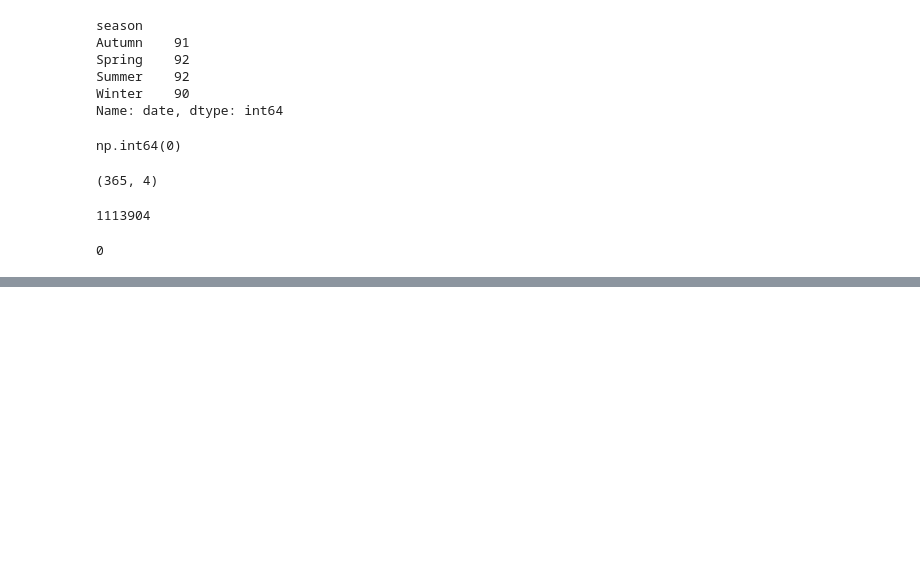
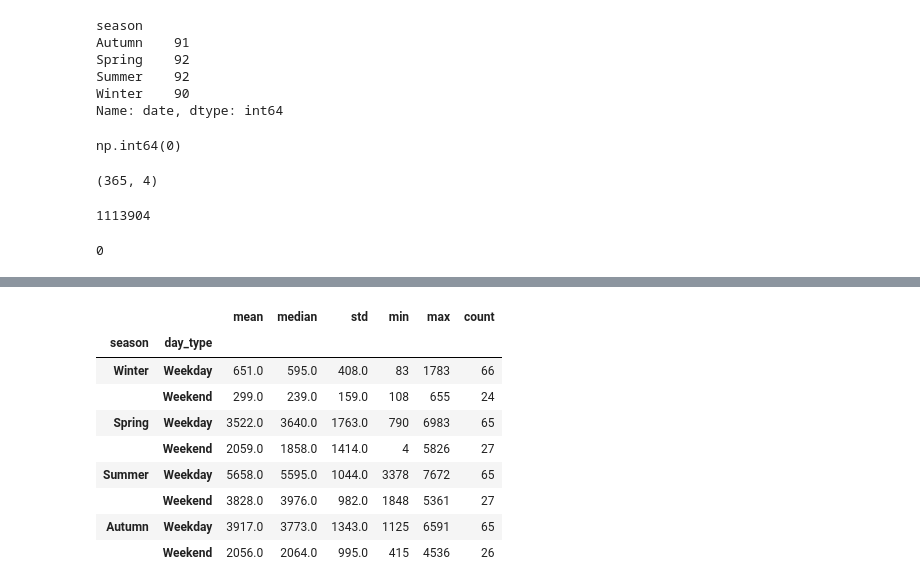
Before and after one commit to SeherYldz/StatisticsProject, a Jupyter notebook: assignment.ipynb, the cells around one changed output, grey strips where cells are left out. Cells and saved outputs as stored; diff of their text form; code cells hidden in the pictures; blank space fills up the shorter version.

```diff
--- a/assignment.ipynb
+++ b/assignment.ipynb
@@ -191,0 +207,21 @@ Text(0.5, 1.0, 'Daily Ride Count')
+# %%
+ # Group by season and day type, and calculate the average ride count
+#i will use pandas groupby which is method for the dataframe to group the data by one or
+# more columns and perform aggregate functions on the grouped data. In this case, I will group
+# the daily DataFrame by season and day type, and then calculate the mean of the ride count for each group.
+# The result will be a new DataFrame that shows the average ride count for each combination of season and day type.
+my_group = daily.groupby(["season", "day_type"])["ride_count"].agg(["mean","median", "std", "min", "max","count"])
+my_group = my_group.reindex(order, level="season")
+my_group = my_group.round(0) # Round the values to 0 decimal places
+my_group
+# %% [output]
+|  |  | mean | median | std | min | max | count |
+| season | day_type |  |  |  |  |  |  |
+| Winter | Weekday | 651.0 | 595.0 | 408.0 | 83 | 1783 | 66 |
+|  | Weekend | 299.0 | 239.0 | 159.0 | 108 | 655 | 24 |
+| Spring | Weekday | 3522.0 | 3640.0 | 1763.0 | 790 | 6983 | 65 |
+|  | Weekend | 2059.0 | 1858.0 | 1414.0 | 4 | 5826 | 27 |
+| Summer | Weekday | 5658.0 | 5595.0 | 1044.0 | 3378 | 7672 | 65 |
+|  | Weekend | 3828.0 | 3976.0 | 982.0 | 1848 | 5361 | 27 |
+| Autumn | Weekday | 3917.0 | 3773.0 | 1343.0 | 1125 | 6591 | 65 |
+|  | Weekend | 2056.0 | 2064.0 | 995.0 | 415 | 4536 | 26 |
```
Also changed, not shown: parts of 4 cells of this notebook.
